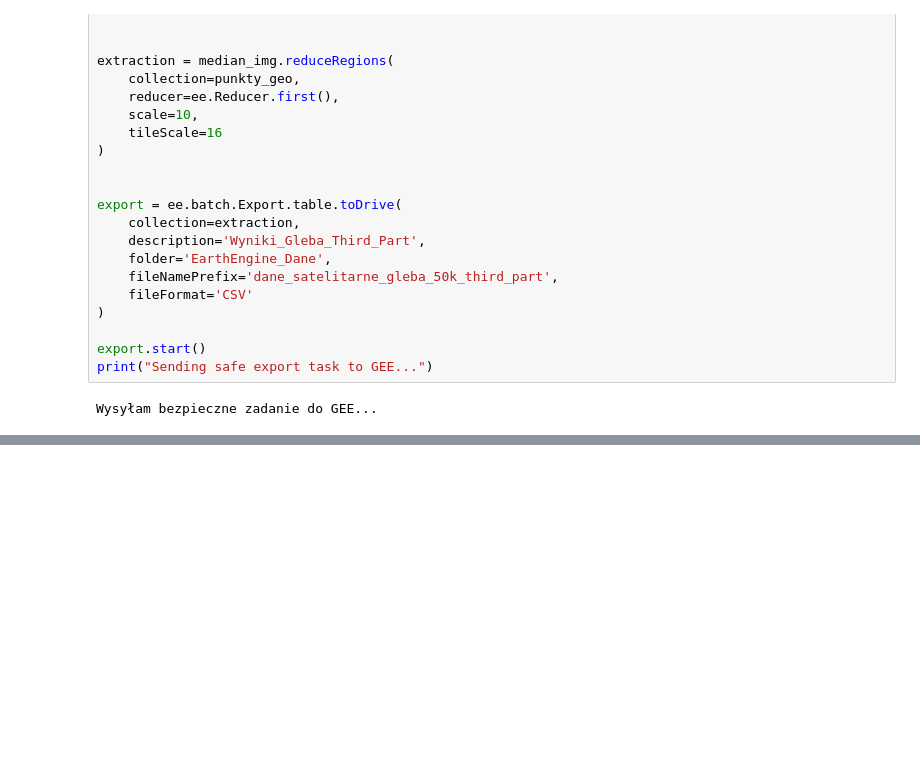
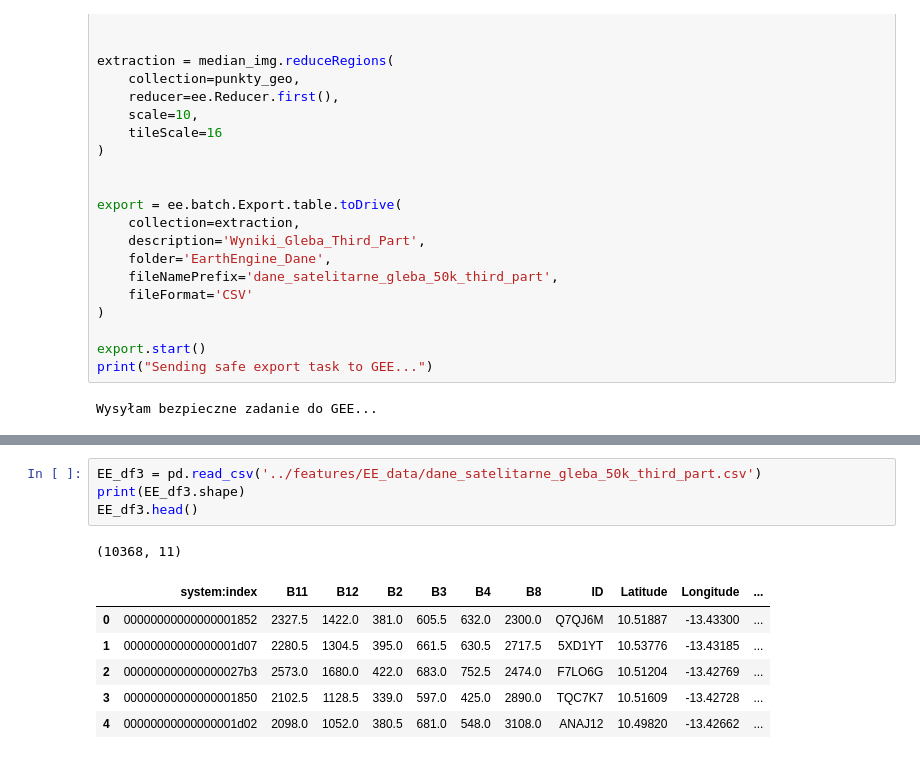
Before and after one commit to lucknera/projekt_interdyscyplinarny, a Jupyter notebook: models/olek-fe.ipynb, the cells around one changed output, grey strips where cells are left out. Cells and saved outputs as stored; diff of their text form; blank space fills up the shorter version.

```diff
--- a/models/olek-fe.ipynb
+++ b/models/olek-fe.ipynb
@@ -545,0 +570,12 @@ Wysyłam bezpieczne zadanie do GEE...
+# %%
+EE_df3 = pd.read_csv('../features/EE_data/dane_satelitarne_gleba_50k_third_part.csv')
+print(EE_df3.shape)
+EE_df3.head()
+# %% [output]
+(10368, 11)
+|  | system:index | B11 | B12 | B2 | B3 | B4 | B8 | ID | Latitude | Longitude | ... |
+| 0 | 00000000000000001852 | 2327.5 | 1422.0 | 381.0 | 605.5 | 632.0 | 2300.0 | Q7QJ6M | 10.51887 | -13.43300 | ... |
+| 1 | 00000000000000001d07 | 2280.5 | 1304.5 | 395.0 | 661.5 | 630.5 | 2717.5 | 5XD1YT | 10.53776 | -13.43185 | ... |
+| 2 | 000000000000000027b3 | 2573.0 | 1680.0 | 422.0 | 683.0 | 752.5 | 2474.0 | F7LO6G | 10.51204 | -13.42769 | ... |
+| 3 | 00000000000000001850 | 2102.5 | 1128.5 | 339.0 | 597.0 | 425.0 | 2890.0 | TQC7K7 | 10.51609 | -13.42728 | ... |
+| 4 | 00000000000000001d02 | 2098.0 | 1052.0 | 380.5 | 681.0 | 548.0 | 3108.0 | ANAJ12 | 10.49820 | -13.42662 | ... |
```
Also changed, not shown: parts of 9 cells of this notebook, 2 other files.
